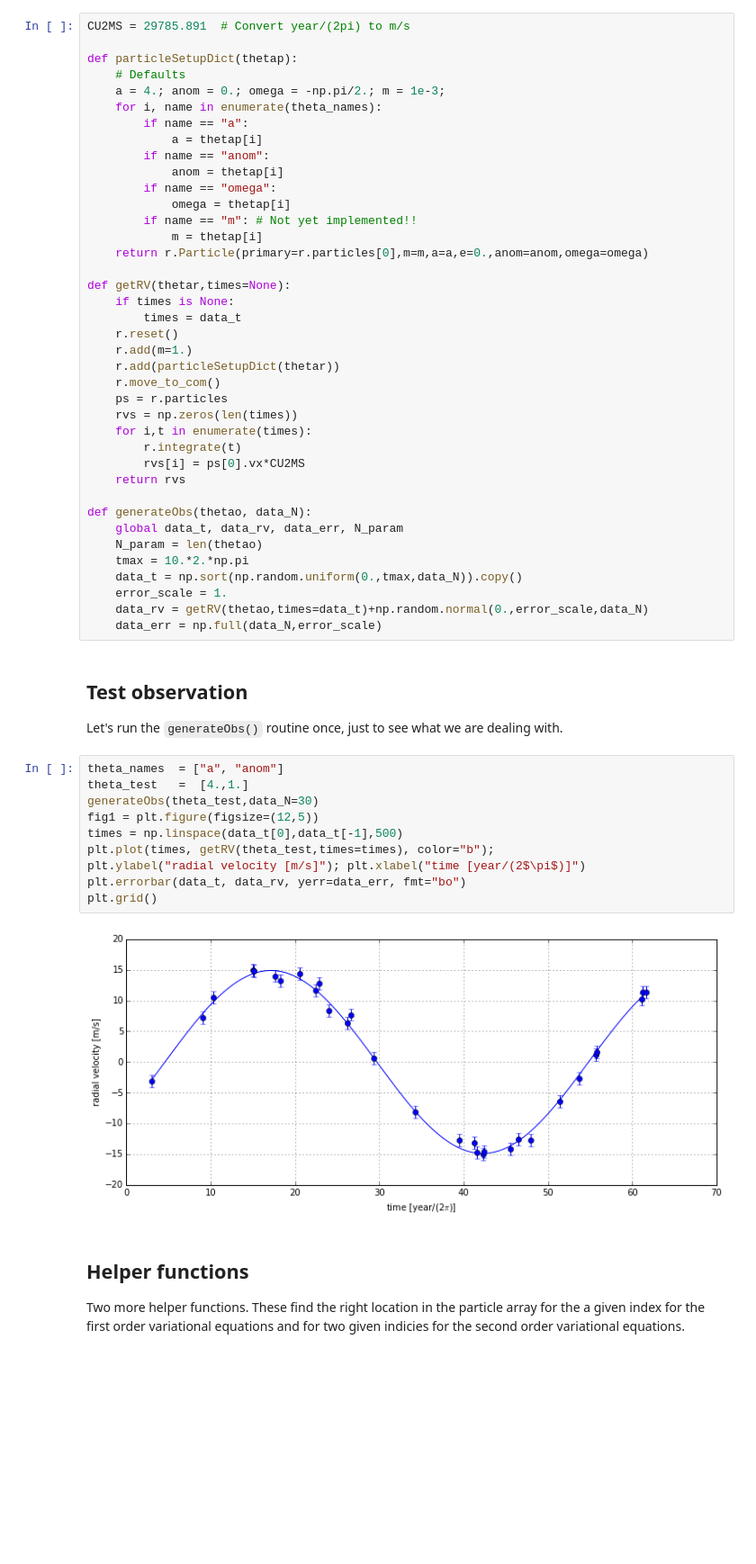
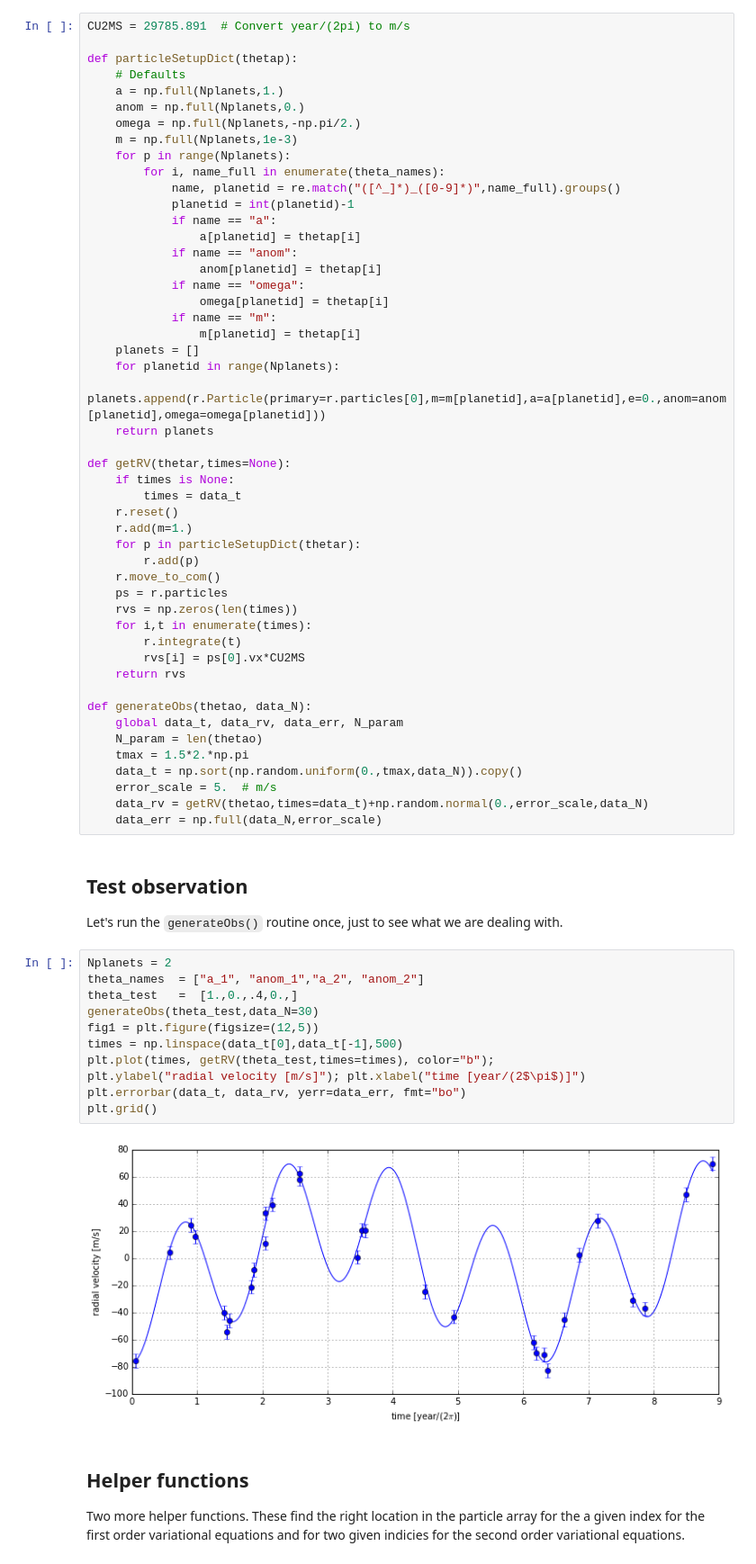
Before and after one commit to toni88x/rebound, a Jupyter notebook: simplifiedMMALA.ipynb, the cells around one changed output. Shown at 90% size. Cells and saved outputs as stored; diff of their text form; blank space fills up the shorter version.

Commit message:
realistic tests

```diff
--- a/simplifiedMMALA.ipynb
+++ b/simplifiedMMALA.ipynb
@@ -31,24 +32,34 @@ CU2MS = 29785.891  # Convert year/(2pi) to m/s
 
 def particleSetupDict(thetap):
     # Defaults
-    a = 4.; anom = 0.; omega = -np.pi/2.; m = 1e-3;
-    for i, name in enumerate(theta_names):
-        if name == "a":
-            a = thetap[i]
-        if name == "anom":
-            anom = thetap[i]
-        if name == "omega":
-            omega = thetap[i]
-        if name == "m": # Not yet implemented!!
-            m = thetap[i]
-    return r.Particle(primary=r.particles[0],m=m,a=a,e=0.,anom=anom,omega=omega)
+    a = np.full(Nplanets,1.)
+    anom = np.full(Nplanets,0.)
+    omega = np.full(Nplanets,-np.pi/2.)
+    m = np.full(Nplanets,1e-3)
+    for p in range(Nplanets):
+        for i, name_full in enumerate(theta_names):
+            name, planetid = re.match("([^_]*)_([0-9]*)",name_full).groups()
+            planetid = int(planetid)-1
+            if name == "a":
+                a[planetid] = thetap[i]
+            if name == "anom":
+                anom[planetid] = thetap[i]
+            if name == "omega":
+                omega[planetid] = thetap[i]
+            if name == "m":
+                m[planetid] = thetap[i]
+    planets = []
+    for planetid in range(Nplanets):
+        planets.append(r.Particle(primary=r.particles[0],m=m[planetid],a=a[planetid],e=0.,anom=anom[planetid],omega=omega[planetid]))
+    return planets
 
 def getRV(thetar,times=None):
     if times is None:
         times = data_t
     r.reset()
     r.add(m=1.)
-    r.add(particleSetupDict(thetar))
+    for p in particleSetupDict(thetar):
+        r.add(p)
     r.move_to_com()
     ps = r.particles
     rvs = np.zeros(len(times))
@@ -60,26 +71,27 @@ def getRV(thetar,times=None):
 def generateObs(thetao, data_N):
     global data_t, data_rv, data_err, N_param
     N_param = len(thetao)
-    tmax = 10.*2.*np.pi
+    tmax = 1.5*2.*np.pi
     data_t = np.sort(np.random.uniform(0.,tmax,data_N)).copy()
-    error_scale = 1.
+    error_scale = 5.  # m/s
     data_rv = getRV(thetao,times=data_t)+np.random.normal(0.,error_scale,data_N)
     data_err = np.full(data_N,error_scale)
 # %% [markdown]
 ## Test observation
 Let's run the `generateObs()` routine once, just to see what we are dealing with.
 # %%
-theta_names  = ["a", "anom"]
-theta_test   =  [4.,1.]
+Nplanets = 2
+theta_names  = ["a_1", "anom_1","a_2", "anom_2"]
+theta_test   =  [1.,0.,.4,0.,]
 generateObs(theta_test,data_N=30)
 fig1 = plt.figure(figsize=(12,5))
 times = np.linspace(data_t[0],data_t[-1],500)
 plt.plot(times, getRV(theta_test,times=times), color="b");
 plt.ylabel("radial velocity [m/s]"); plt.xlabel("time [year/(2$\pi$)]")
 plt.errorbar(data_t, data_rv, yerr=data_err, fmt="bo")
 plt.grid()
 # %% [output]
-[figure, old version]
+[figure, new version]
 # %% [markdown]
 ## Helper functions
 Two more helper functions. These find the right location in the particle array for the a given index for the first order variational equations and for two given indicies for the second order variational equations.
```
Also changed, not shown: parts of 9 cells of this notebook, 1 other file.
